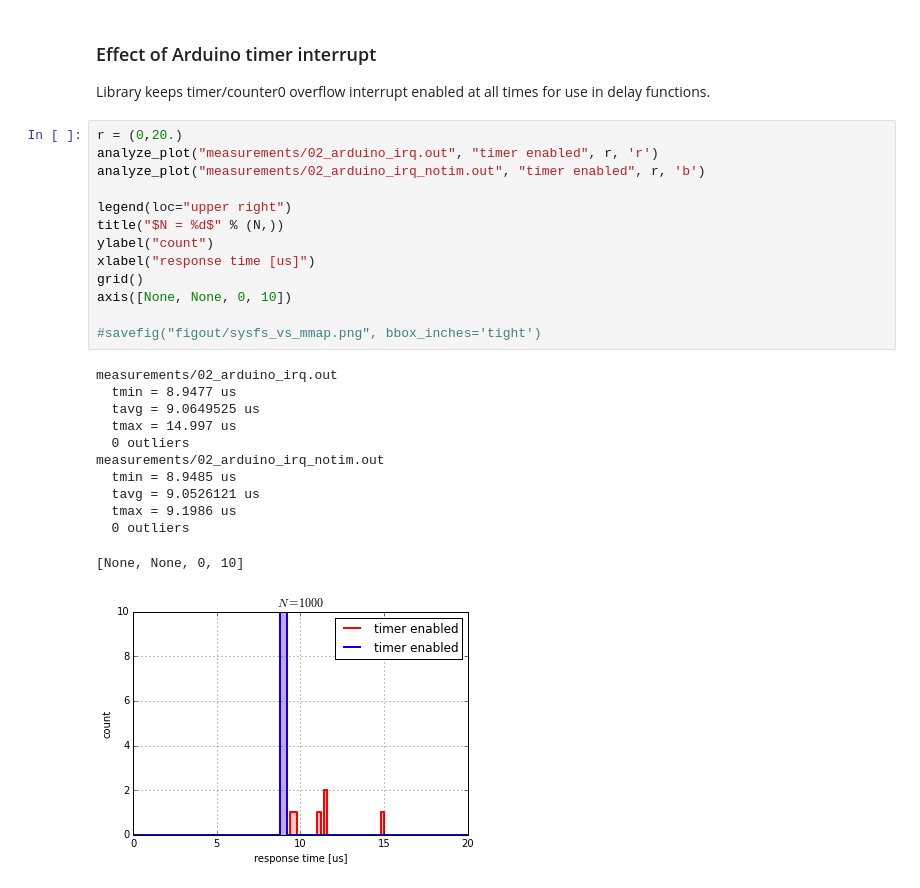
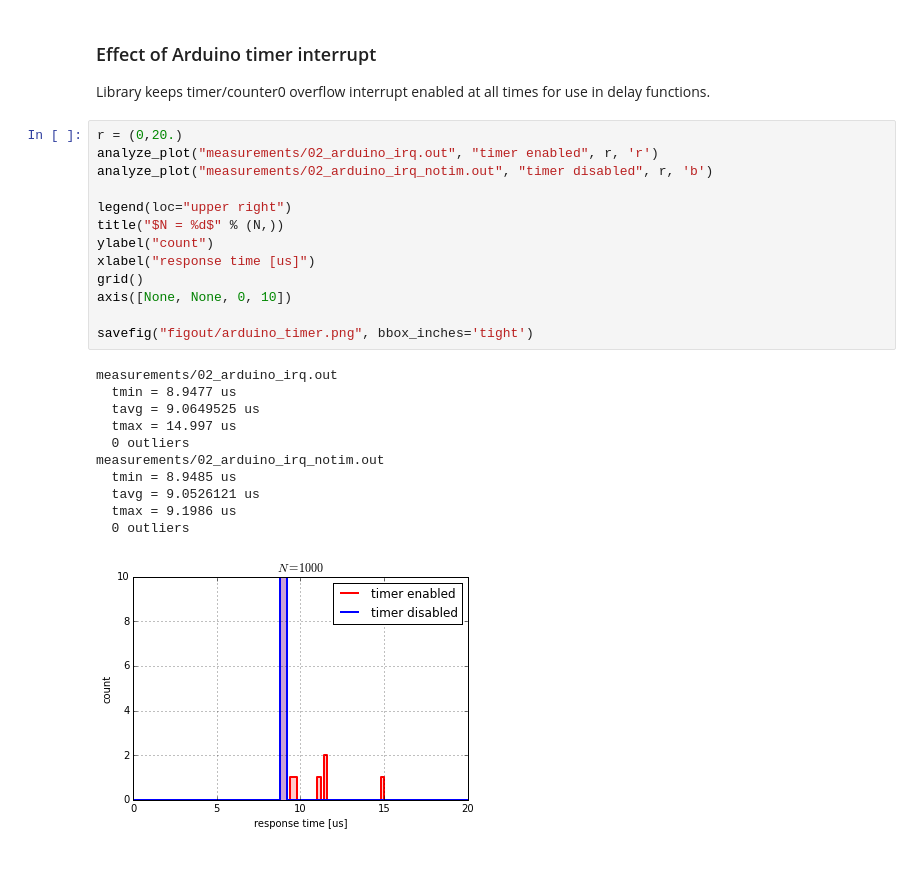
Before and after one commit to avian2/interrupt-response-times, a Jupyter notebook: Interrupt response times.ipynb, the cells around one changed output. Saved outputs shown, nothing was run; the diff lists cells and outputs as text.

```diff
--- a/Interrupt response times.ipynb
+++ b/Interrupt response times.ipynb
@@ -309,26 +311,25 @@ Library keeps timer/counter0 overflow interrupt enabled at all times for use in
 # %%
 r = (0,20.)
 analyze_plot("measurements/02_arduino_irq.out", "timer enabled", r, 'r')
-analyze_plot("measurements/02_arduino_irq_notim.out", "timer enabled", r, 'b')
+analyze_plot("measurements/02_arduino_irq_notim.out", "timer disabled", r, 'b')
 
 legend(loc="upper right")
 title("$N = %d$" % (N,))
 ylabel("count")
 xlabel("response time [us]")
 grid()
 axis([None, None, 0, 10])
 
-#savefig("figout/sysfs_vs_mmap.png", bbox_inches='tight')
+savefig("figout/arduino_timer.png", bbox_inches='tight')
 # %% [output]
 measurements/02_arduino_irq.out
   tmin = 8.9477 us
   tavg = 9.0649525 us
   tmax = 14.997 us
   0 outliers
 measurements/02_arduino_irq_notim.out
   tmin = 8.9485 us
   tavg = 9.0526121 us
   tmax = 9.1986 us
   0 outliers
-[None, None, 0, 10]
-[figure, old version]
+[figure, new version]
```
Also changed, not shown: parts of 1 cell of this notebook.
